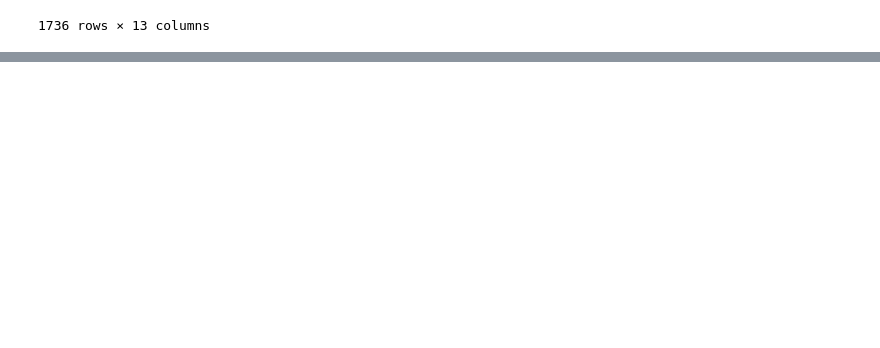
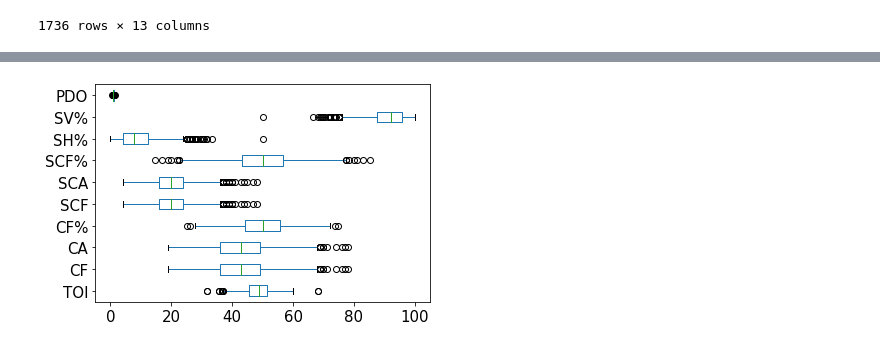
Before and after one commit to data301-2021-winter1/project-group23-project, a Jupyter notebook: notebooks/analysis2.ipynb, the cells around one changed output, grey strips where cells are left out. Drawn from its saved outputs; the diff is of its cells as text; code cells hidden in the pictures; blank space fills up the shorter version.

```diff
--- a/notebooks/analysis2.ipynb
+++ b/notebooks/analysis2.ipynb
@@ -31,0 +54,4 @@ pd.read_csv("../data/raw/Games - Natural Stat TrickTeam Season Totals - Natural
+# %%
+boxplot = data.boxplot(grid=False, vert=False,fontsize=15)
+# %% [output]
+[figure, added]
```
Also changed, not shown: parts of 21 cells of this notebook, 1 other file.
